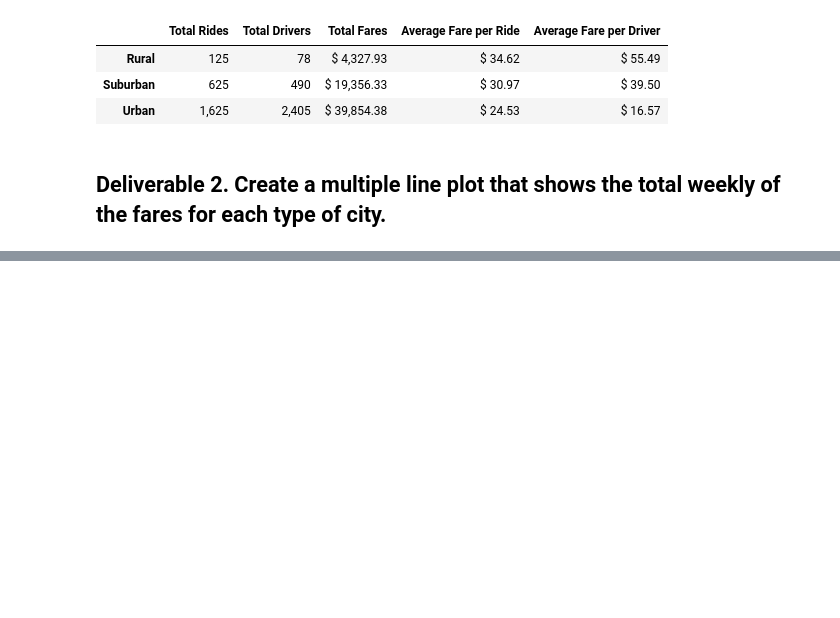
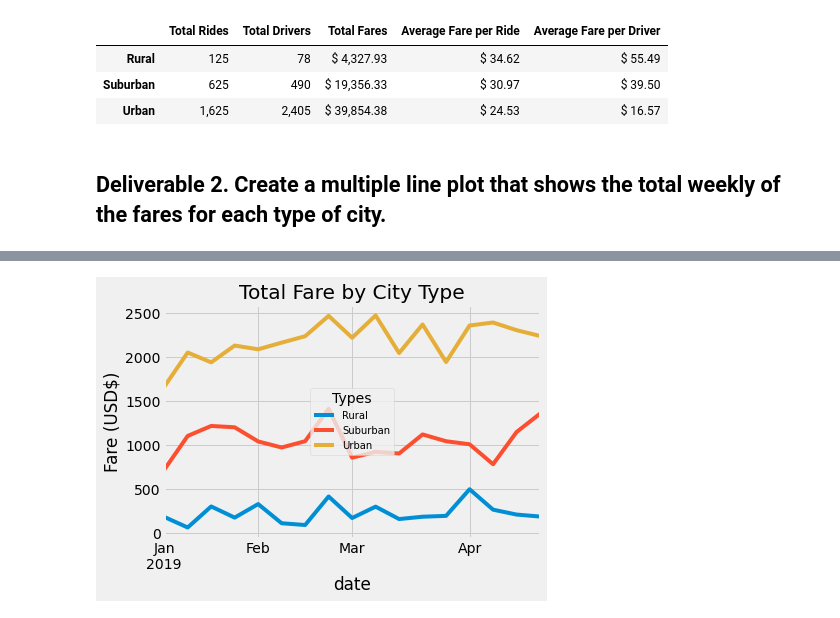
Before and after one commit to TuckerRasbury/PyBer_Analysis, a Jupyter notebook: PyBer_Challenge.ipynb, the cells around one changed output, grey strips where cells are left out. Cells and saved outputs as stored; diff of their text form; code cells hidden in the pictures; blank space fills up the shorter version.

```diff
--- a/PyBer_Challenge.ipynb
+++ b/PyBer_Challenge.ipynb
@@ -143,3 +178,4 @@ pyber_summary_df.style.format({"Total Rides": "{:20,.0f}", "Total Drivers": "{:2
 # %%
 # 4. Create a pivot table with the 'date' as the index, the columns ='type', and values='fare'
 # to get the total fares for each type of city by the date.
+fares_by_dates_per_city_pivot = fares_by_dates_per_city.pivot(index="date", columns="type", values="fare")
@@ -146,2 +205,4 @@ pyber_summary_df.style.format({"Total Rides": "{:20,.0f}", "Total Drivers": "{:2
 # %%
 # 5. Create a new DataFrame from the pivot table DataFrame using loc on the given dates, '2019-01-01':'2019-04-29'.
+
+fares_by_dates_per_city_pivot = fares_by_dates_per_city_pivot.loc['2019-01-01':'2019-04-29']
@@ -148,3 +230,5 @@ pyber_summary_df.style.format({"Total Rides": "{:20,.0f}", "Total Drivers": "{:2
 # %%
 # 6. Set the "date" index to datetime datatype. This is necessary to use the resample() method in Step 8.
 # df.index = pd.to_datetime(df.index)
+fares_by_dates_per_city_pivot.index = pd.to_datetime(fares_by_dates_per_city_pivot.index)
+fares_by_dates_per_city_pivot
@@ -153,2 +268,4 @@ pyber_summary_df.style.format({"Total Rides": "{:20,.0f}", "Total Drivers": "{:2
 # %%
 # 8. Create a new DataFrame using the "resample()" function by week 'W' and get the sum of the fares for each week.
+fares_by_dates_per_city_pivot = fares_by_dates_per_city_pivot.resample("W").sum()
+fares_by_dates_per_city_pivot
@@ -159,3 +296,12 @@ pyber_summary_df.style.format({"Total Rides": "{:20,.0f}", "Total Drivers": "{:2
 from matplotlib import style
 # Use the graph style fivethirtyeight.
 style.use('fivethirtyeight')
+# %%
+#Chart the Graphs
+fares_by_dates_per_city_pivot.plot()
+plt.title("Total Fare by City Type")
+plt.ylabel("Fare (USD$)")
+lgnd = plt.legend(fontsize="10", mode="Expanded", loc="center", title="Types")
+plt.savefig("analysis/Pyber_fare_summary.png")
+# %% [output]
+[figure, added]
```
Also changed, not shown: parts of 10 cells of this notebook, 1 other file.
